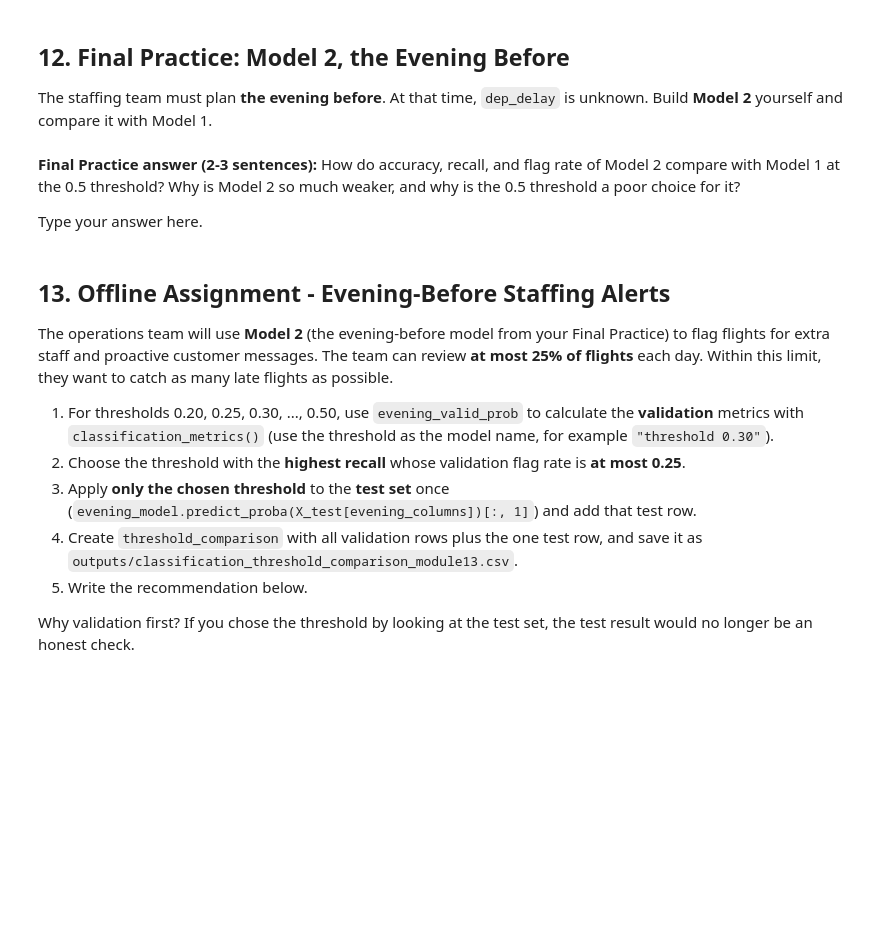
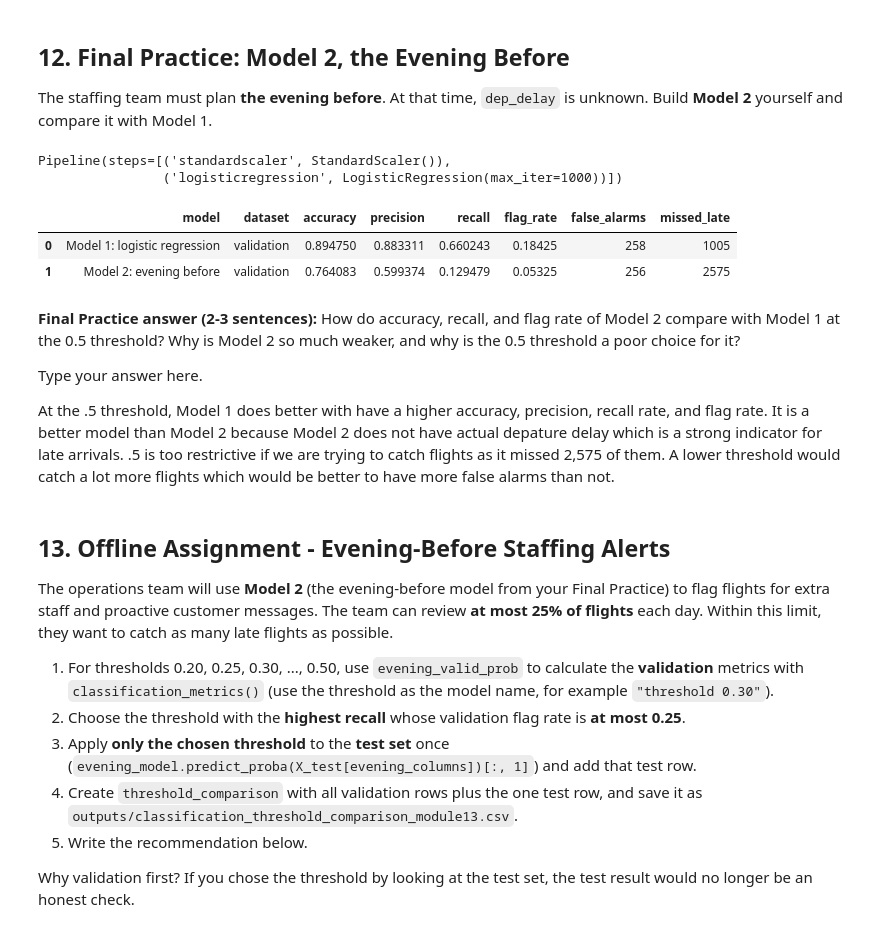
Before and after one commit to jonathanblum10/Ban6003-Week12-13-JonathanBlum, a Jupyter notebook: notebooks/module13_classification_guided_lab.ipynb, the cells around one changed output. Cells and saved outputs as stored; diff of their text form; code cells hidden in the pictures; blank space fills up the shorter version.

```diff
--- a/notebooks/module13_classification_guided_lab.ipynb
+++ b/notebooks/module13_classification_guided_lab.ipynb
@@ -456,6 +546,12 @@ The staffing team must plan **the evening before**. At that time, `dep_delay` is
 # Final Practice Step 2
 # Create evening_model = make_pipeline(StandardScaler(), LogisticRegression(max_iter=1000))
 # and fit it on X_train[evening_columns] and y_train.
+
+evening_model = make_pipeline(StandardScaler(), LogisticRegression(max_iter=1000))
+evening_model.fit(X_train[evening_column], y_train)
+# %% [output]
+Pipeline(steps=[('standardscaler', StandardScaler()),
+                ('logisticregression', LogisticRegression(max_iter=1000))])
 # %%
 # Final Practice Step 3
 # Create evening_valid_prob (probability of late on X_valid[evening_columns])
@@ -463,11 +561,20 @@ The staffing team must plan **the evening before**. At that time, `dep_delay` is
 # %%
 # Final Practice Step 4
 # Display a DataFrame with two classification_metrics(...) rows on the validation set:
 # "Model 1: logistic regression" (log_valid_pred) and "Model 2: evening before" (evening_valid_pred).
+df = pd.DataFrame([classification_metrics("Model 1: logistic regression", "validation", y_valid, log_valid_pred),
+                   classification_metrics("Model 2: evening before", "validation", y_valid, evening_valid_pred)])
+display(df)
+# %% [output]
+|  | model | dataset | accuracy | precision | recall | flag_rate | false_alarms | missed_late |
+| 0 | Model 1: logistic regression | validation | 0.894750 | 0.883311 | 0.660243 | 0.18425 | 258 | 1005 |
+| 1 | Model 2: evening before | validation | 0.764083 | 0.599374 | 0.129479 | 0.05325 | 256 | 2575 |
 # %% [markdown]
 **Final Practice answer (2-3 sentences):** How do accuracy, recall, and flag rate of Model 2 compare with Model 1 at the 0.5 threshold? Why is Model 2 so much weaker, and why is the 0.5 threshold a poor choice for it?
 
 Type your answer here.
+
+At the .5 threshold, Model 1 does better with have a higher accuracy, precision, recall rate, and flag rate. It is a better model than Model 2 because Model 2 does not have actual depature delay which is a strong indicator for late arrivals. .5 is too restrictive if we are trying to catch flights as it missed 2,575 of them. A lower threshold would catch a lot more flights which would be better to have more false alarms than not.
 # %% [markdown]
 ## 13. Offline Assignment - Evening-Before Staffing Alerts
 
```
Also changed, not shown: parts of 25 cells of this notebook, 2 other files.
